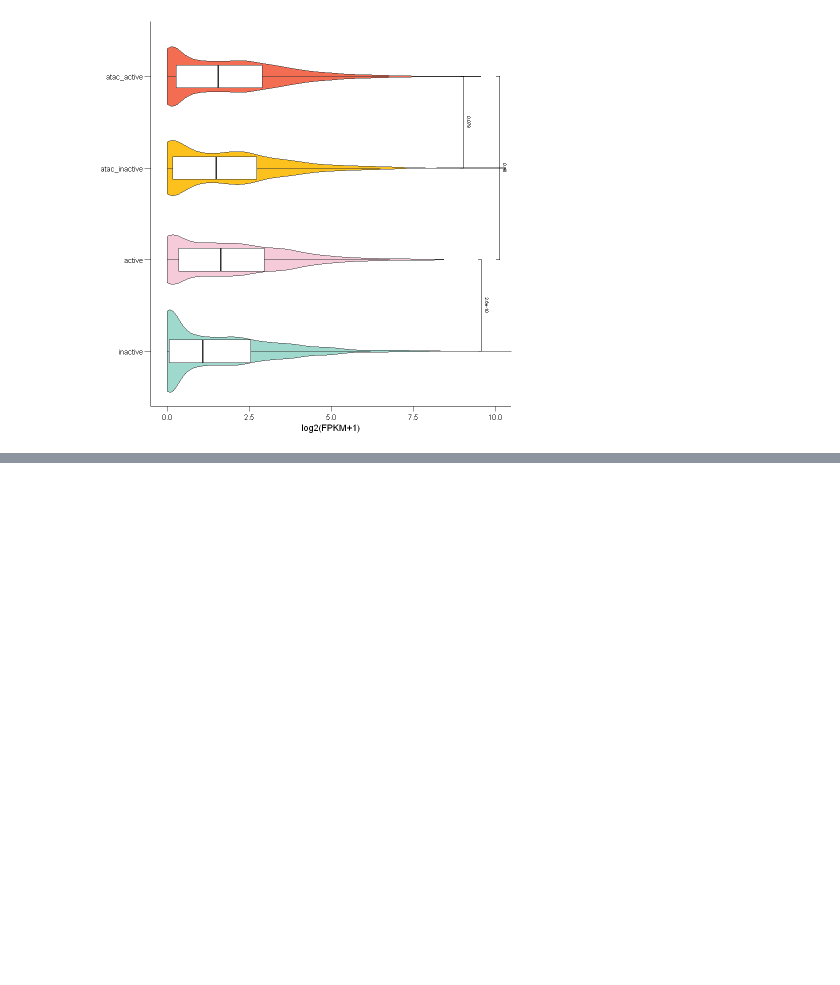
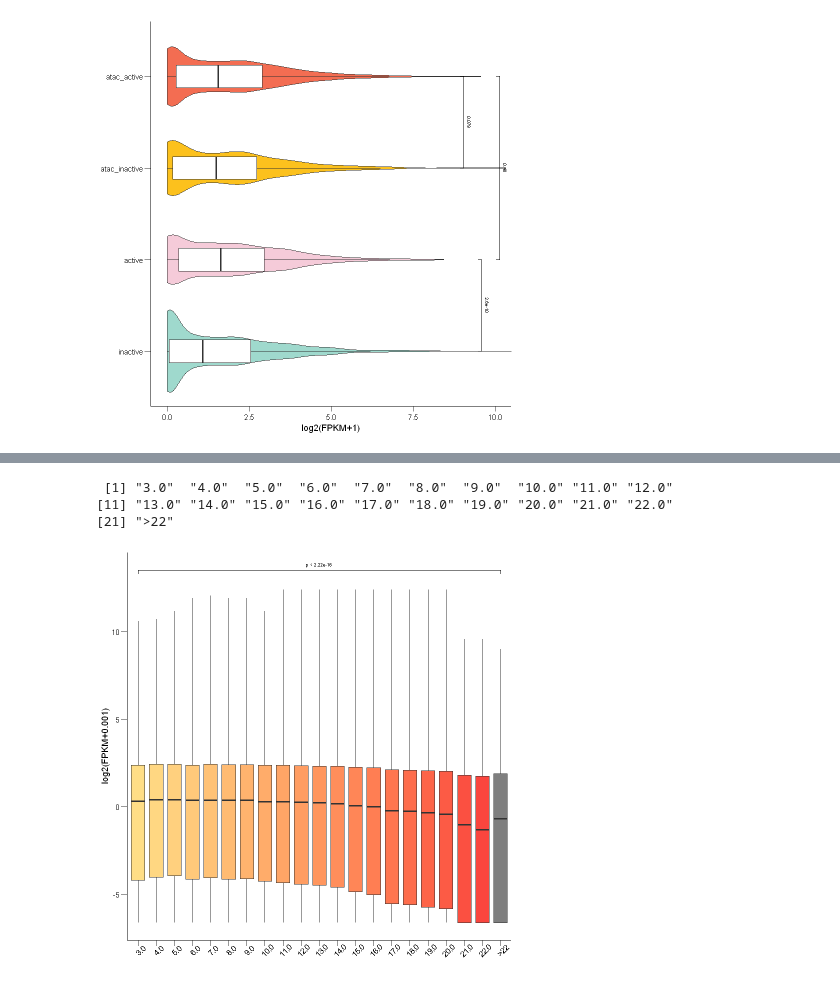
Before and after one commit to Nuturetree/VS_code_program, a Jupyter notebook: R/TM-1_leaf_3Dgenome/boxplot.ipynb, the cells around one changed output, grey strips where cells are left out. Saved outputs shown, nothing was run; the diff lists cells and outputs as text; code cells hidden in the pictures; blank space fills up the shorter version.

```diff
--- a/R/TM-1_leaf_3Dgenome/boxplot.ipynb
+++ b/R/TM-1_leaf_3Dgenome/boxplot.ipynb
@@ -65,0 +150,31 @@ ggsave(plot =fg, filename = 'gene_enhancer_regulation_promoter_2k.pdf', height =
+# %%
+## 分析TAD cliques 所包含的基因表达量
+rm(list = ls())
+setwd('F:/TM-1_leaf_3D-genome/Pore-C/TAD/TAD_cliques/chr')
+library(ggplot2)
+library(ggpubr)
+df <- read.csv('PoreC_cliques_gene.txt', sep = '\t', header = T)
+df_need <- df[df$cliques>2,]
+compaired <- list(c('3.0', '>22'))
+df_need <- within(df_need, cliques2 <- factor(cliques2, levels = c('3.0', '4.0', '5.0', '6.0', '7.0', '8.0', '9.0', '10.0', '11.0', '12.0', '13.0', '14.0', '15.0', '16.0', '17.0', '18.0', '19.0', '20.0', '21.0', '22.0', '>22')))
+with(df_need, levels(cliques2))
+fg <- ggplot(df_need, aes(x=as.factor(cliques2), y=log2(FPKM+0.01), fill=cliques))+
+geom_boxplot(outlier.colour = NA, notch=FALSE)+
+labs(x=NULL, y='log2(FPKM+0.001)')+
+theme(panel.background = element_blank(),
+     panel.grid = element_blank(),
+     axis.line=element_line(linetype=1),
+     legend.position='none',
+     axis.ticks.length = unit(0.25, 'cm'),
+     axis.text = element_text(color='black'),
+     axis.text.x = element_text(angle=45)
+     ) +
+     scale_fill_gradient(low = "#FFDE86",high = "#FA453E")+
+     geom_signif(comparisons = compaired, step_increase = 0.02,test =wilcox.test, tip_length=0.01, textsize = 2)
+fg
+ggsave(plot =fg, filename = 'PoreC_cliques_gene.pdf', height =3.5, width = 3)
+# %% [output]
+ [1] "3.0"  "4.0"  "5.0"  "6.0"  "7.0"  "8.0"  "9.0"  "10.0" "11.0" "12.0"
+[11] "13.0" "14.0" "15.0" "16.0" "17.0" "18.0" "19.0" "20.0" "21.0" "22.0"
+[21] ">22"
+[figure, added]
```
Also changed, not shown: parts of 3 cells of this notebook, 19 other files.
